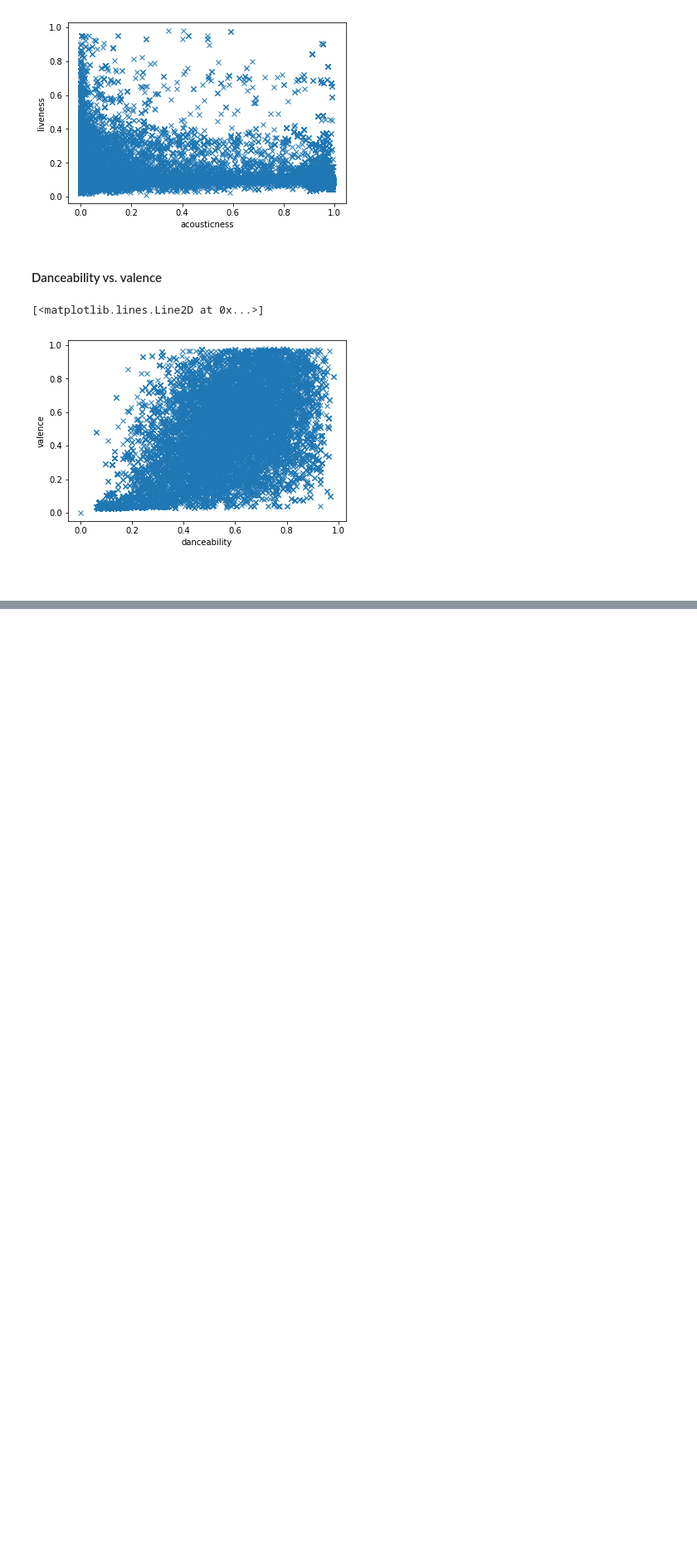
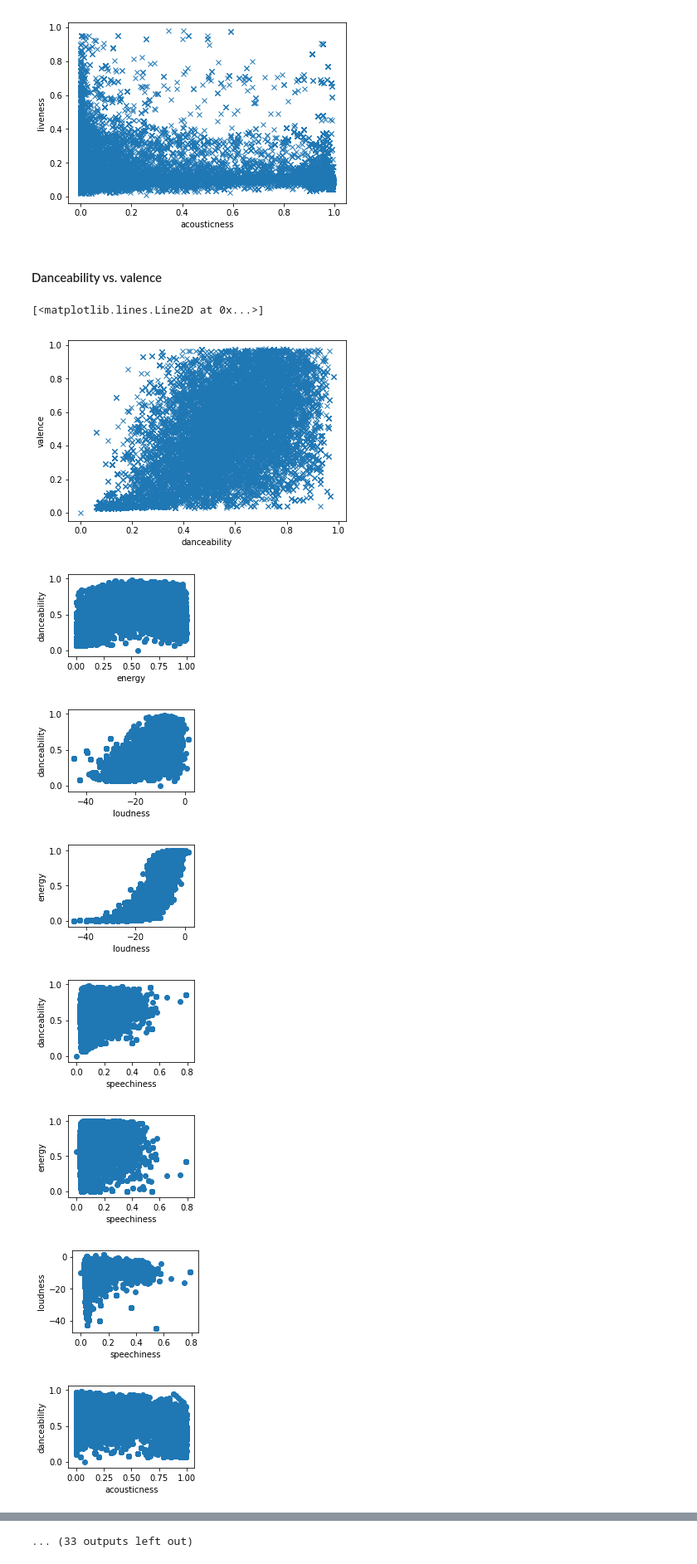
Before and after one commit to ivan-ristovic/Automated-Playlist-Generation, a Jupyter notebook: notebooks/01_Visualization.ipynb, the cells around one changed output, grey strips where cells are left out. Shown: that part at 83% size. Saved outputs shown, nothing was run; the diff lists cells and outputs as text; code cells hidden in the pictures; blank space fills up the shorter version.

Commit message:
Added scatters for every entity relation

```diff
--- a/notebooks/01_Visualization.ipynb
+++ b/notebooks/01_Visualization.ipynb
@@ -139,5 +141,24 @@ pylab.show()
 # %% [output]
 [<matplotlib.lines.Line2D at 0x...>]
 [figure]
-# %% [markdown]
-###
+# %%
+keys = df.keys().drop(labels=['category', 'A', 'A#', 'B', 'C', 'C#', 'D', 'D#', 'E', 'F', 'F#', \
+                         'mode', 'time_signature', 'G', 'G#'])
+for k1 in keys:
+    for k2 in keys:
+        if k1 == k2:
+            break
+        else:
+            plt.subplot(2, 2, 2)
+            plt.xlabel(k1)
+            plt.ylabel(k2)
+            pylab.scatter(df[k1], df[k2], cmap=pylab.cm.cool)
+            pylab.show()
+# %% [output]
+[figure, added]
+[figure, added]
+[figure, added]
+[figure, added]
+[figure, added]
+[figure, added]
+[figure, added]
@@ -143,0 +170 @@ pylab.show()
+... (33 outputs left out)
```
Also changed, not shown: parts of 4 cells of this notebook.
